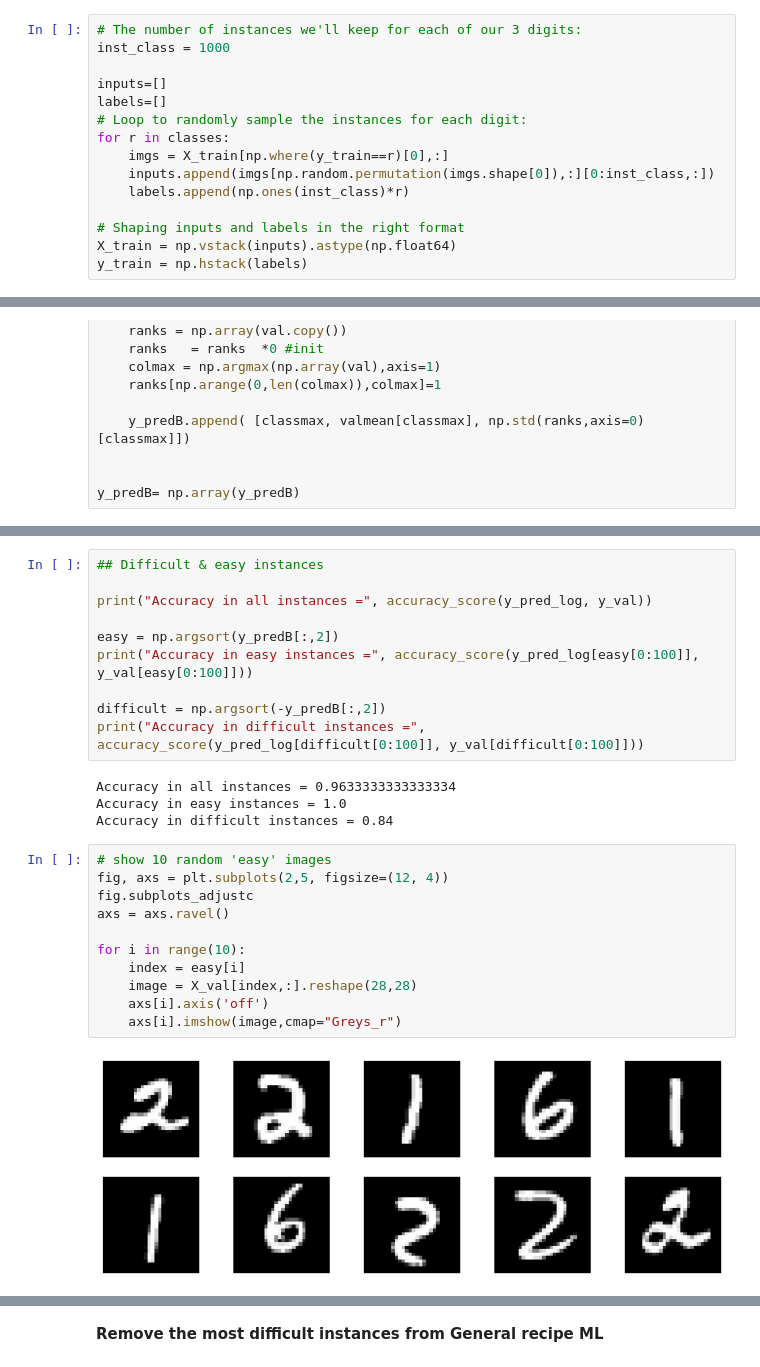
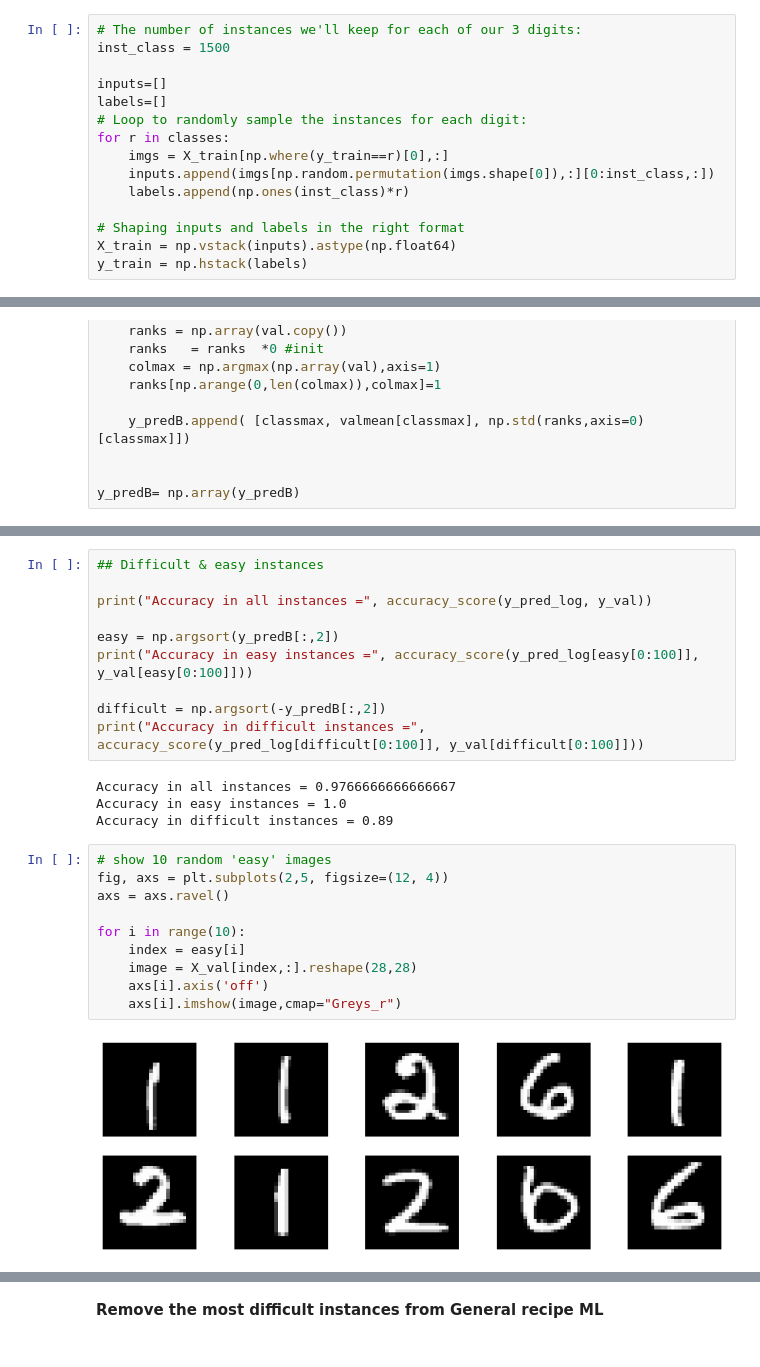
Before and after one commit to carlos20160984/ET5003_SEM1_2021-2, a Jupyter notebook: Etivity_1_Carlos_Santiago.ipynb, the cells around one changed output, grey strips where cells are left out. Drawn from its saved outputs; the diff is of its cells as text.

```diff
--- a/Etivity_1_Carlos_Santiago.ipynb
+++ b/Etivity_1_Carlos_Santiago.ipynb
@@ -258,7 +254,7 @@ classes
 [1, 2, 6]
 # %%
 # The number of instances we'll keep for each of our 3 digits:
-inst_class = 1000
+inst_class = 1500
 
 inputs=[]
 labels=[]
@@ -644,22 +633,21 @@ print("Accuracy in easy instances =", accuracy_score(y_pred_log[easy[0:100]], y_
 difficult = np.argsort(-y_predB[:,2])
 print("Accuracy in difficult instances =", accuracy_score(y_pred_log[difficult[0:100]], y_val[difficult[0:100]]))
 # %% [output]
-Accuracy in all instances = 0.9633333333333334
+Accuracy in all instances = 0.9766666666666667
 Accuracy in easy instances = 1.0
-Accuracy in difficult instances = 0.84
+Accuracy in difficult instances = 0.89
 # %%
 # show 10 random 'easy' images
 fig, axs = plt.subplots(2,5, figsize=(12, 4))
-fig.subplots_adjustc
 axs = axs.ravel()
 
 for i in range(10):
     index = easy[i]
     image = X_val[index,:].reshape(28,28)
     axs[i].axis('off')
     axs[i].imshow(image,cmap="Greys_r")
 # %% [output]
-[figure, old version]
+[figure, new version]
 # %%
 # show 10 random 'difficult' images
 fig, axs = plt.subplots(2,5, figsize=(12, 4))
```
Also changed, not shown: parts of 28 cells of this notebook.
